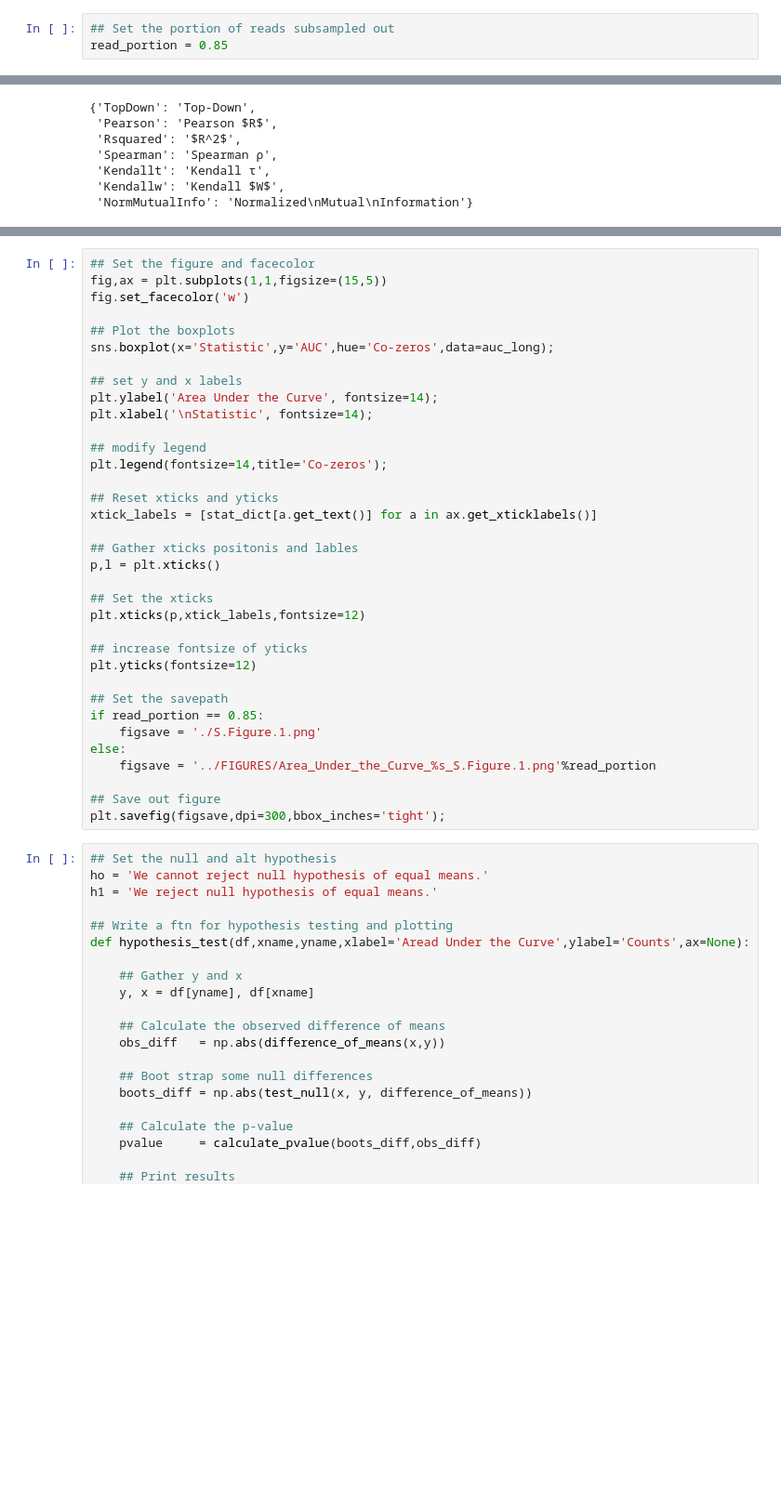
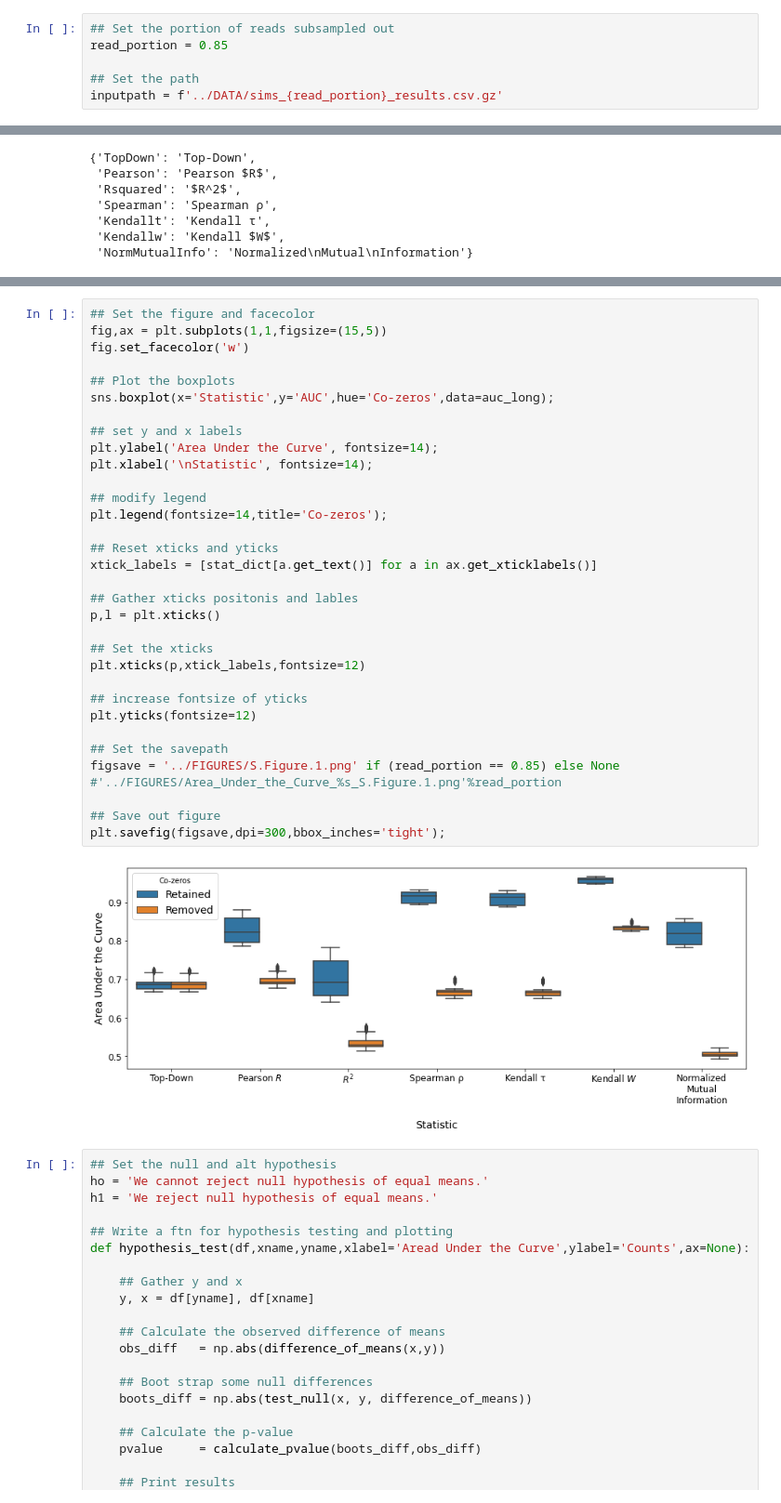
Before and after one commit to SLUR-m-Py/ATAC-seq_Simulation, a Jupyter notebook: NOTEBOOKS/Plot_Simulation_Results_Figure3_SFigure1.ipynb, the cells around one changed output, grey strips where cells are left out. Shown: that part at 93% size. Cells and saved outputs as stored; diff of their text form; blank space fills up the shorter version.

Commit message:
Modified paths within notebooks and re-ran notebooks.

```diff
--- a/NOTEBOOKS/Plot_Simulation_Results_Figure3_SFigure1.ipynb
+++ b/NOTEBOOKS/Plot_Simulation_Results_Figure3_SFigure1.ipynb
@@ -1,3 +1,6 @@
 # %%
 ## Set the portion of reads subsampled out
 read_portion = 0.85
+
+## Set the path
+inputpath = f'../DATA/sims_{read_portion}_results.csv.gz'
@@ -400,37 +418,36 @@ auc_long.head()
 ## Set the figure and facecolor
 fig,ax = plt.subplots(1,1,figsize=(15,5))
 fig.set_facecolor('w')
 
 ## Plot the boxplots
 sns.boxplot(x='Statistic',y='AUC',hue='Co-zeros',data=auc_long);
 
 ## set y and x labels
 plt.ylabel('Area Under the Curve', fontsize=14);
 plt.xlabel('\nStatistic', fontsize=14);
 
 ## modify legend
 plt.legend(fontsize=14,title='Co-zeros');
 
 ## Reset xticks and yticks
 xtick_labels = [stat_dict[a.get_text()] for a in ax.get_xticklabels()]
 
 ## Gather xticks positonis and lables
 p,l = plt.xticks()
 
 ## Set the xticks
 plt.xticks(p,xtick_labels,fontsize=12)
 
 ## increase fontsize of yticks
 plt.yticks(fontsize=12)
 
 ## Set the savepath
-if read_portion == 0.85:
-    figsave = './S.Figure.1.png'
-else:
-    figsave = '../FIGURES/Area_Under_the_Curve_%s_S.Figure.1.png'%read_portion
+figsave = '../FIGURES/S.Figure.1.png' if (read_portion == 0.85) else None #'../FIGURES/Area_Under_the_Curve_%s_S.Figure.1.png'%read_portion
 
 ## Save out figure
 plt.savefig(figsave,dpi=300,bbox_inches='tight');
+# %% [output]
+[figure, added]
 # %%
 ## Set the null and alt hypothesis
 ho = 'We cannot reject null hypothesis of equal means.'
```
Also changed, not shown: parts of 19 cells of this notebook, 8 other files.
